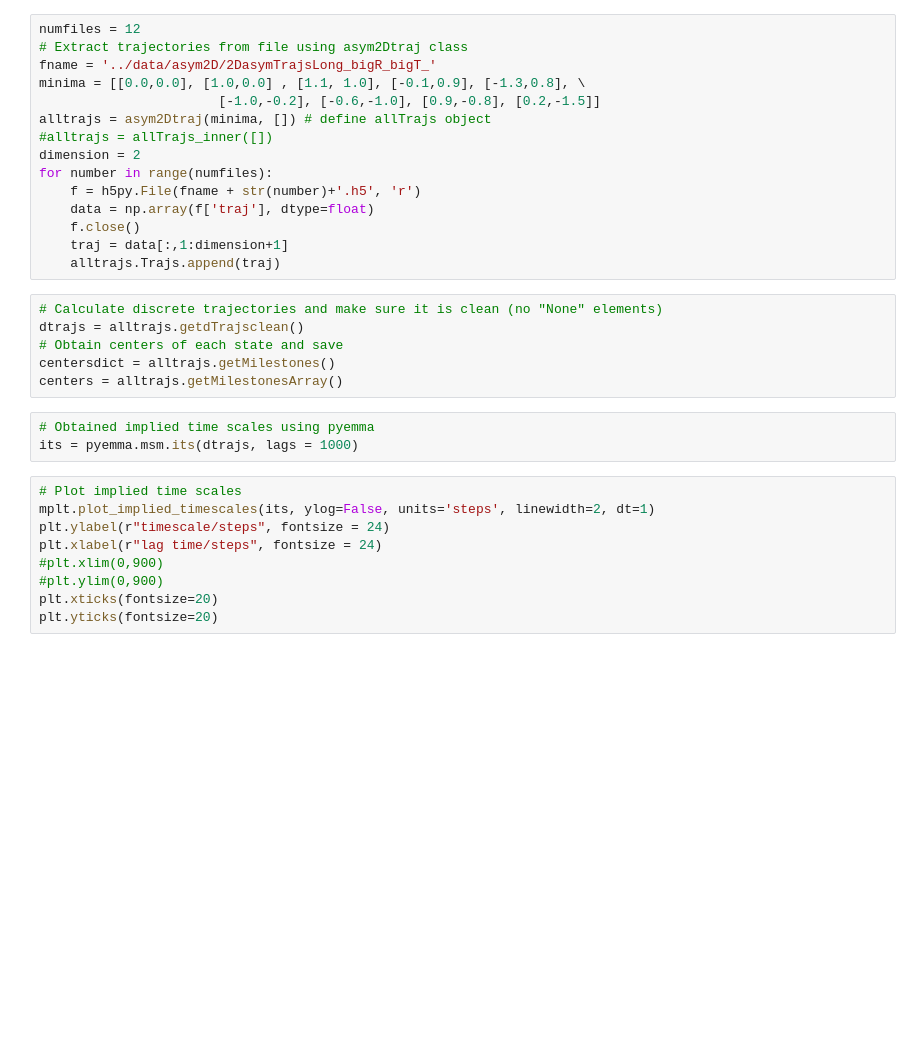
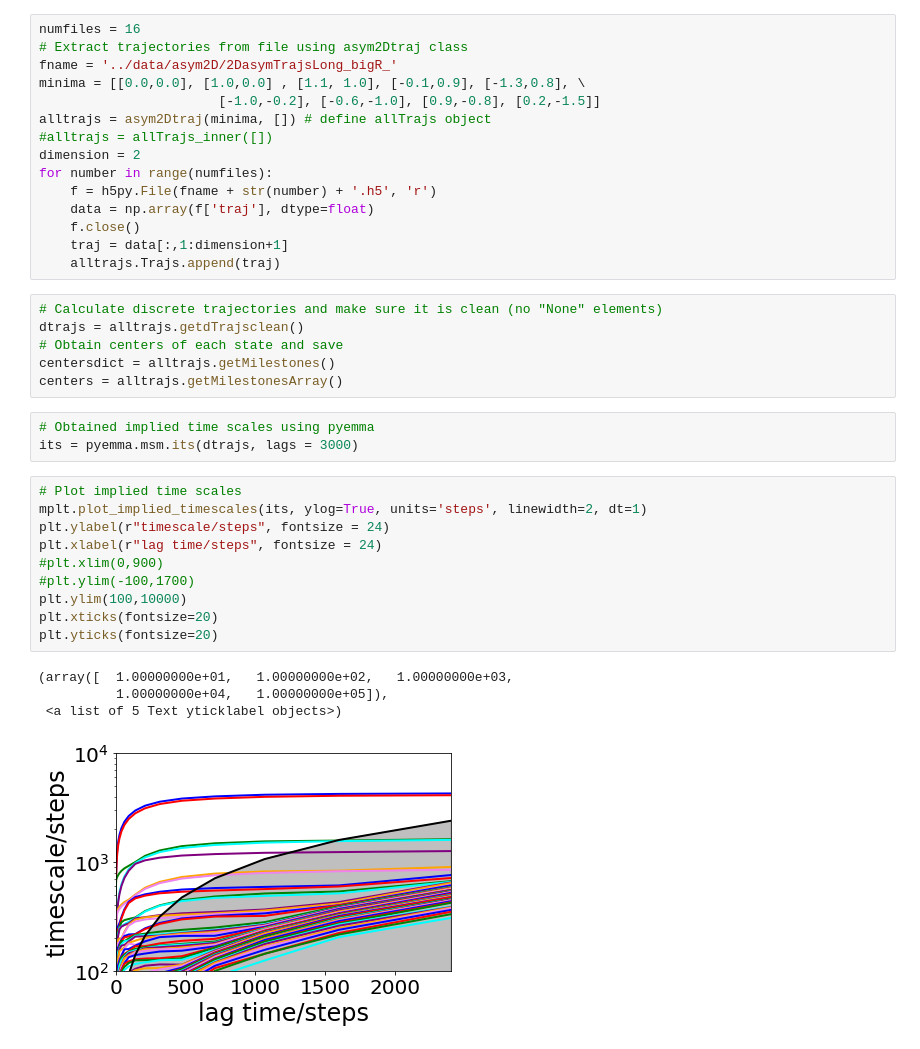
Before and after one commit to markovmodel/msmrd, a Jupyter notebook: scripts/createMSM_asym2D.ipynb, the cells around one changed output. Saved outputs shown, nothing was run; the diff lists cells and outputs as text; blank space fills up the shorter version.

Commit message:
Added h5 suppot and finished asym MSM model

```diff
--- a/scripts/createMSM_asym2D.ipynb
+++ b/scripts/createMSM_asym2D.ipynb
@@ -72,14 +100,14 @@ class asym2Dtraj(allTrajs_inner):
 # %%
-numfiles = 12
+numfiles = 16
 # Extract trajectories from file using asym2Dtraj class
-fname = '../data/asym2D/2DasymTrajsLong_bigR_bigT_'
+fname = '../data/asym2D/2DasymTrajsLong_bigR_'
 minima = [[0.0,0.0], [1.0,0.0] , [1.1, 1.0], [-0.1,0.9], [-1.3,0.8], \
                        [-1.0,-0.2], [-0.6,-1.0], [0.9,-0.8], [0.2,-1.5]]
 alltrajs = asym2Dtraj(minima, []) # define allTrajs object
 #alltrajs = allTrajs_inner([])
 dimension = 2
 for number in range(numfiles):
-    f = h5py.File(fname + str(number)+'.h5', 'r')
+    f = h5py.File(fname + str(number) + '.h5', 'r')
     data = np.array(f['traj'], dtype=float)
     f.close()
     traj = data[:,1:dimension+1]
@@ -92,16 +120,22 @@ centersdict = alltrajs.getMilestones()
 centers = alltrajs.getMilestonesArray()
 # %%
 # Obtained implied time scales using pyemma
-its = pyemma.msm.its(dtrajs, lags = 1000)
+its = pyemma.msm.its(dtrajs, lags = 3000)
 # %%
 # Plot implied time scales
-mplt.plot_implied_timescales(its, ylog=False, units='steps', linewidth=2, dt=1)
+mplt.plot_implied_timescales(its, ylog=True, units='steps', linewidth=2, dt=1)
 plt.ylabel(r"timescale/steps", fontsize = 24)
 plt.xlabel(r"lag time/steps", fontsize = 24)
 #plt.xlim(0,900)
-#plt.ylim(0,900)
+#plt.ylim(-100,1700)
+plt.ylim(100,10000)
 plt.xticks(fontsize=20)
 plt.yticks(fontsize=20)
+# %% [output]
+(array([  1.00000000e+01,   1.00000000e+02,   1.00000000e+03,
+          1.00000000e+04,   1.00000000e+05]),
+ <a list of 5 Text yticklabel objects>)
+[figure, added]
 # %%
 MSMradius = 4.0
 X = np.arange(-MSMradius, MSMradius, 0.01)
```
Also changed, not shown: parts of 6 cells of this notebook.
